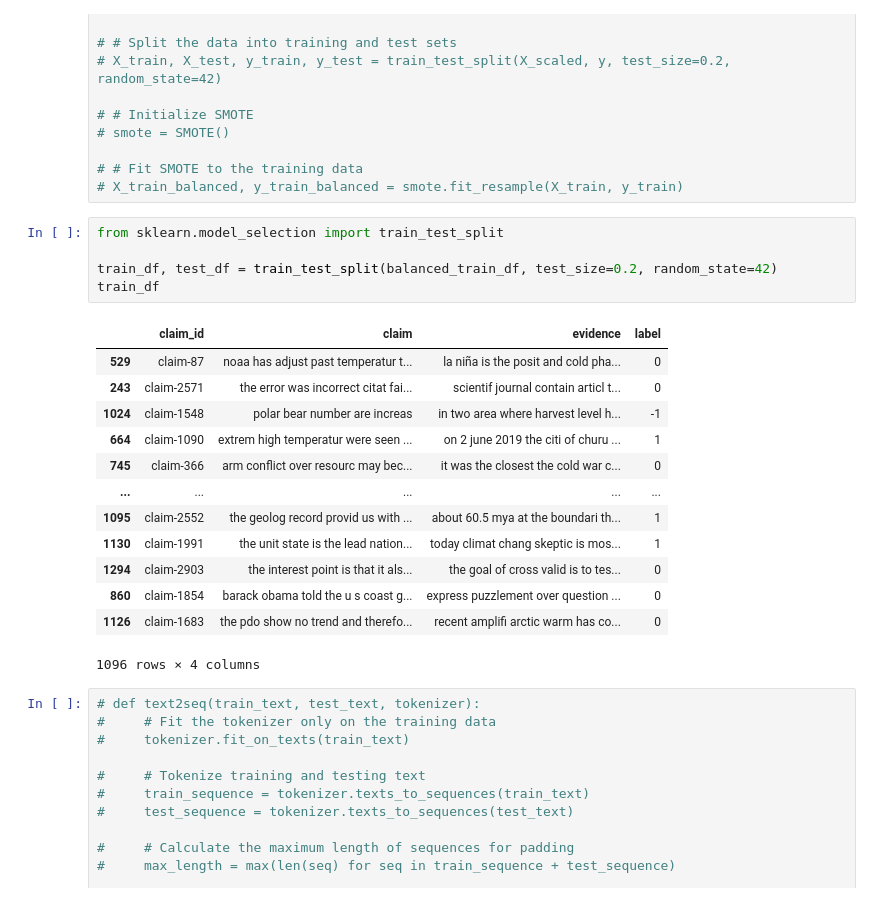
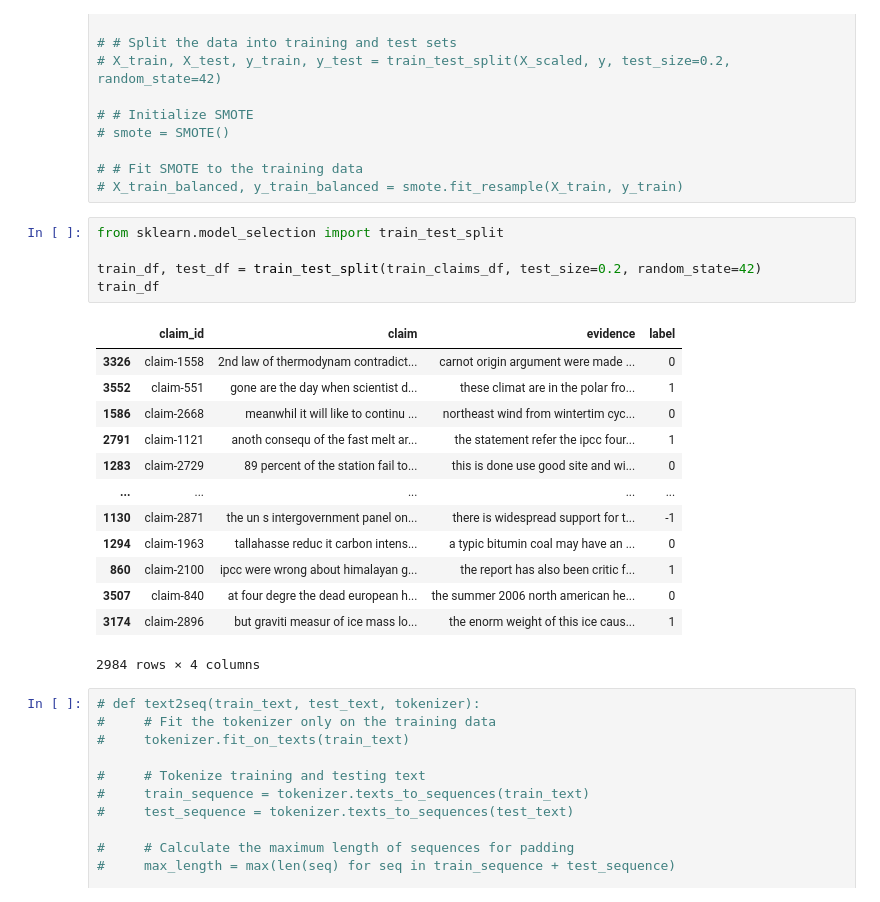
Before and after one commit to kexincchen/NLP-Project, a Jupyter notebook: classification/LSTM.ipynb, the cells around one changed output. Drawn from its saved outputs; the diff is of its cells as text.

```diff
--- a/classification/LSTM.ipynb
+++ b/classification/LSTM.ipynb
@@ -172,22 +165,22 @@ Name: count, dtype: int64
 # %%
 from sklearn.model_selection import train_test_split
 
-train_df, test_df = train_test_split(balanced_train_df, test_size=0.2, random_state=42)
+train_df, test_df = train_test_split(train_claims_df, test_size=0.2, random_state=42)
 train_df
 # %% [output]
 |  | claim_id | claim | evidence | label |
-| 529 | claim-87 | noaa has adjust past temperatur t... | la niña is the posit and cold pha... | 0 |
-| 243 | claim-2571 | the error was incorrect citat fai... | scientif journal contain articl t... | 0 |
-| 1024 | claim-1548 | polar bear number are increas | in two area where harvest level h... | -1 |
-| 664 | claim-1090 | extrem high temperatur were seen ... | on 2 june 2019 the citi of churu ... | 1 |
-| 745 | claim-366 | arm conflict over resourc may bec... | it was the closest the cold war c... | 0 |
+| 3326 | claim-1558 | 2nd law of thermodynam contradict... | carnot origin argument were made ... | 0 |
+| 3552 | claim-551 | gone are the day when scientist d... | these climat are in the polar fro... | 1 |
+| 1586 | claim-2668 | meanwhil it will like to continu ... | northeast wind from wintertim cyc... | 0 |
+| 2791 | claim-1121 | anoth consequ of the fast melt ar... | the statement refer the ipcc four... | 1 |
+| 1283 | claim-2729 | 89 percent of the station fail to... | this is done use good site and wi... | 0 |
 | ... | ... | ... | ... | ... |
-| 1095 | claim-2552 | the geolog record provid us with ... | about 60.5 mya at the boundari th... | 1 |
-| 1130 | claim-1991 | the unit state is the lead nation... | today climat chang skeptic is mos... | 1 |
-| 1294 | claim-2903 | the interest point is that it als... | the goal of cross valid is to tes... | 0 |
-| 860 | claim-1854 | barack obama told the u s coast g... | express puzzlement over question ... | 0 |
-| 1126 | claim-1683 | the pdo show no trend and therefo... | recent amplifi arctic warm has co... | 0 |
+| 1130 | claim-2871 | the un s intergovernment panel on... | there is widespread support for t... | -1 |
+| 1294 | claim-1963 | tallahasse reduc it carbon intens... | a typic bitumin coal may have an ... | 0 |
+| 860 | claim-2100 | ipcc were wrong about himalayan g... | the report has also been critic f... | 1 |
+| 3507 | claim-840 | at four degre the dead european h... | the summer 2006 north american he... | 0 |
+| 3174 | claim-2896 | but graviti measur of ice mass lo... | the enorm weight of this ice caus... | 1 |
-1096 rows × 4 columns
+2984 rows × 4 columns
 # %%
 # def text2seq(train_text, test_text, tokenizer):
 #     # Fit the tokenizer only on the training data
```
Also changed, not shown: parts of 24 cells of this notebook, 15 other files.
